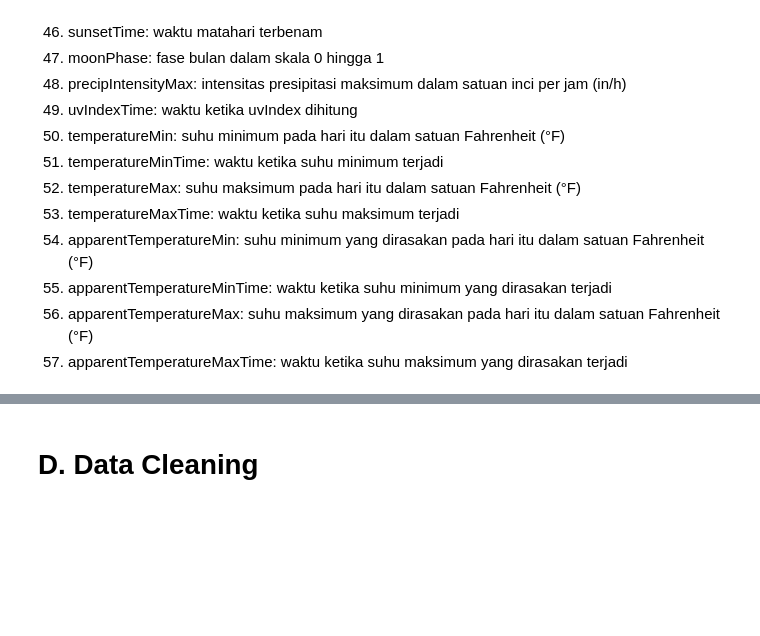
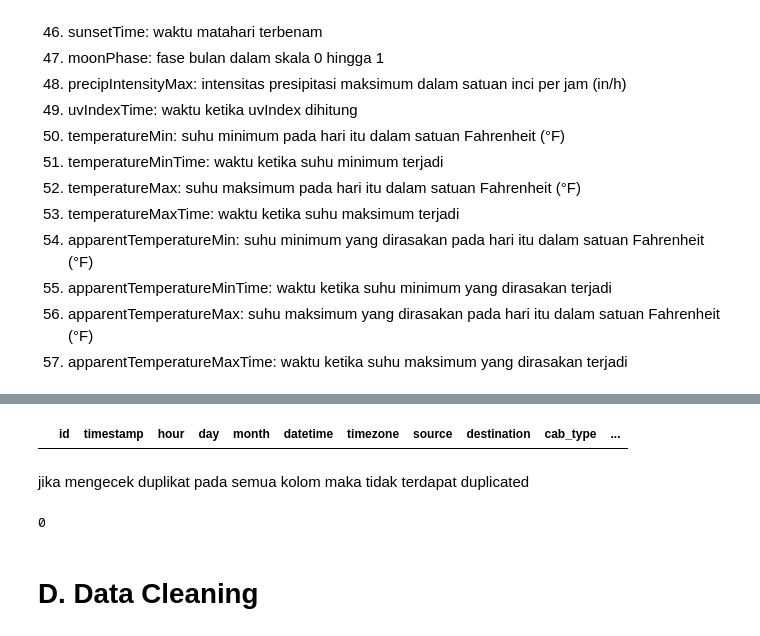
Before and after one commit to tassyirifiyya/ProjectHacktiv8-Kelp1, a Jupyter notebook: PYTN_KampusMerdeka_FP1_Hacktiv8.ipynb, the cells around one changed output, grey strips where cells are left out. Drawn from its saved outputs; the diff is of its cells as text; code cells hidden in the pictures; blank space fills up the shorter version.

Commit message:
commit duplicated, isnasum, dll

```diff
--- a/PYTN_KampusMerdeka_FP1_Hacktiv8.ipynb
+++ b/PYTN_KampusMerdeka_FP1_Hacktiv8.ipynb
@@ -229,3 +275,13 @@ Dataset ini 57 kolom bertipe data integer, float, dan object. Masing- masing kol
+# %%
+df[df.duplicated()]
+# %% [output]
+|  | id | timestamp | hour | day | month | datetime | timezone | source | destination | cab_type | ... |
+# %% [markdown]
+jika mengecek duplikat pada semua kolom maka tidak terdapat duplicated
+# %%
+df.duplicated().sum()
+# %% [output]
+0
 # %% [markdown]
 # D. Data Cleaning
 # %% [markdown]
```
Also changed, not shown: parts of 34 cells of this notebook.
